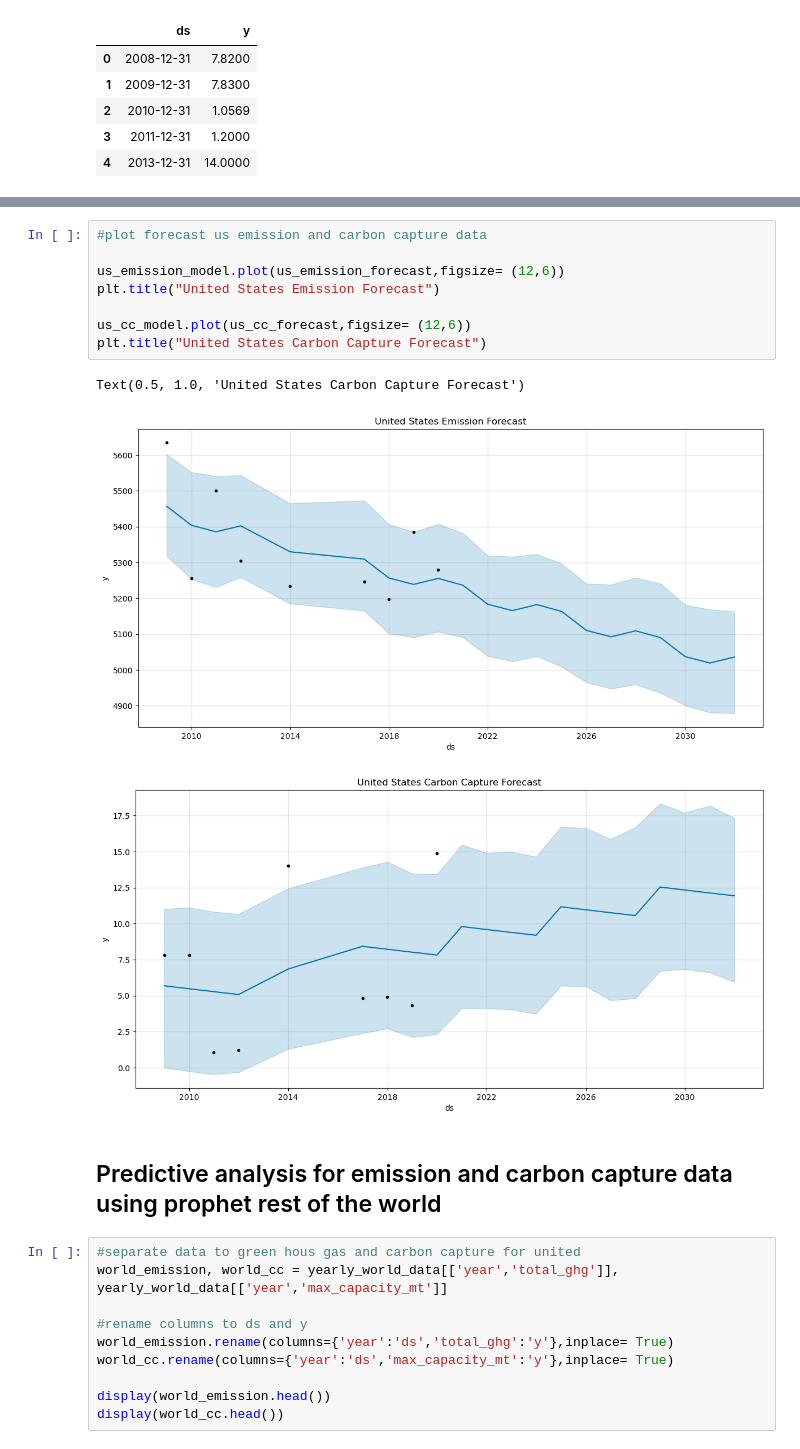
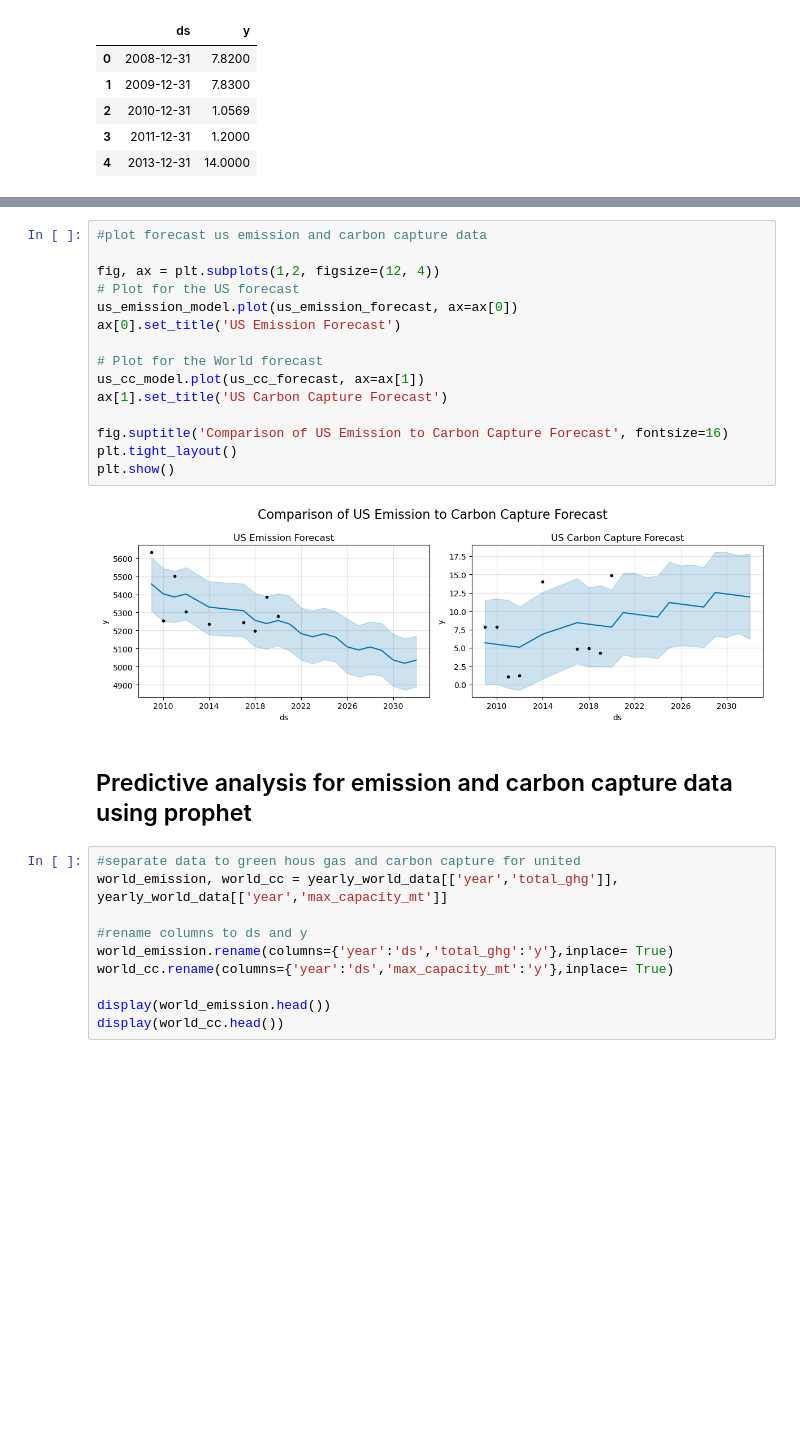
Before and after one commit to LardexTheLarge/AI-Project-1, a Jupyter notebook: Predictive_analysis.ipynb, the cells around one changed output, grey strips where cells are left out. Cells and saved outputs as stored; diff of their text form; blank space fills up the shorter version.

```diff
--- a/Predictive_analysis.ipynb
+++ b/Predictive_analysis.ipynb
@@ -203,17 +203,22 @@ display(us_cc_forecast.head(5))
 # %%
 #plot forecast us emission and carbon capture data
 
-us_emission_model.plot(us_emission_forecast,figsize= (12,6))
-plt.title("United States Emission Forecast")
+fig, ax = plt.subplots(1,2, figsize=(12, 4))
+# Plot for the US forecast
+us_emission_model.plot(us_emission_forecast, ax=ax[0])
+ax[0].set_title('US Emission Forecast')
 
-us_cc_model.plot(us_cc_forecast,figsize= (12,6))
-plt.title("United States Carbon Capture Forecast")
+# Plot for the World forecast
+us_cc_model.plot(us_cc_forecast, ax=ax[1])
+ax[1].set_title('US Carbon Capture Forecast')
+
+fig.suptitle('Comparison of US Emission to Carbon Capture Forecast', fontsize=16)
+plt.tight_layout()
+plt.show()
 # %% [output]
-Text(0.5, 1.0, 'United States Carbon Capture Forecast')
-[figure, old version]
+[figure, new version]
-[figure, removed]
 # %% [markdown]
-## Predictive analysis for emission and carbon capture data using prophet rest of the world
+## Predictive analysis for emission and carbon capture data using prophet
 # %%
 #separate data to green hous gas and carbon capture for united
 world_emission, world_cc = yearly_world_data[['year','total_ghg']], yearly_world_data[['year','max_capacity_mt']]
```
Also changed, not shown: parts of 6 cells of this notebook, 1 other file.
